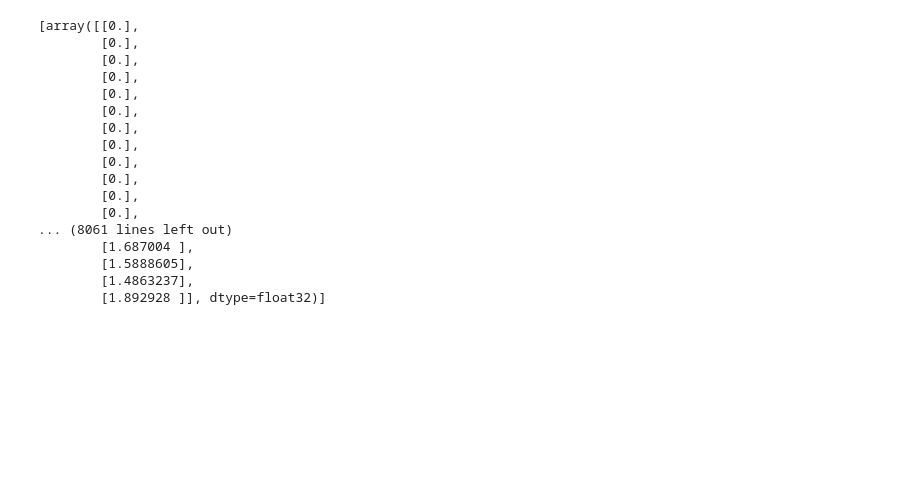
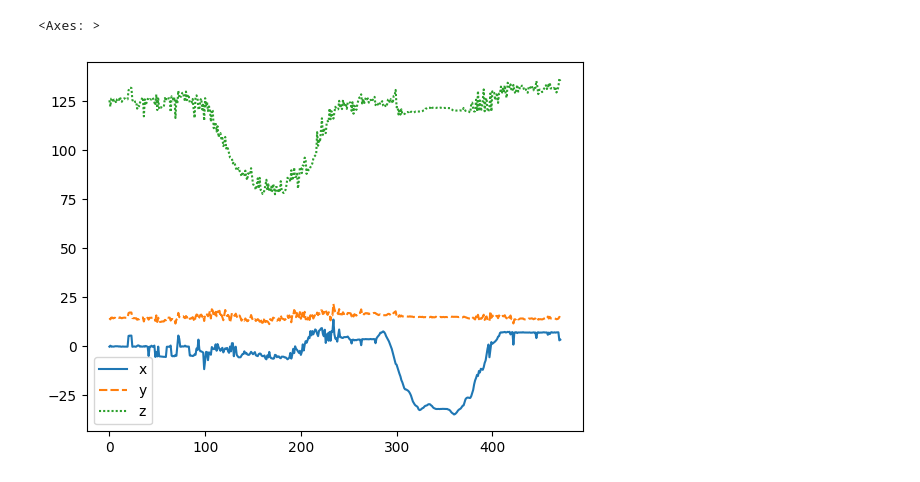
Before and after one commit to AlexisViauCardinal/COMP558-FinalProject, a Jupyter notebook: test.ipynb, the cells around one changed output. Saved outputs shown, nothing was run; the diff lists cells and outputs as text; code cells hidden in the pictures; blank space fills up the shorter version.

```diff
--- a/test.ipynb
+++ b/test.ipynb
@@ -101,0 +65,21 @@ BoundingBox(x=275, y=200, w=110, h=85)
+# %%
+minDistance = -10
+scaleFactor = 0.0021
+
+def img_to_coord(depth : np.ndarray):
+
+    # distance = 0.1236 * np.tan(depth * (2 ** 3) / 2842.5 + 1.1863)
+    distance = 100/(-0.00307 * depth * (2 ** 2) + 3.33)
+
+    img_h, img_w = depth.shape[0:2]
+
+    a = np.arange(img_w)
+    b = np.arange(img_h)
+
+    i, j = np.meshgrid(a, b)
+
+    z = distance
+    x = (i - img_w / 2) * (z + minDistance) * scaleFactor
+    y = (j - img_h / 2) * (z + minDistance) * scaleFactor
+
+    return np.dstack([x, y, z])
@@ -102,5 +126,8 @@ BoundingBox(x=275, y=200, w=110, h=85)
 # %%
 length = int(cap_video.get(cv.CAP_PROP_FRAME_COUNT))
+
+bbox_loc = np.zeros((length, 4))
+point_loc = np.zeros((length, 3))
 
 for i in tqdm(range(length)):
 
@@ -108,6 +135,8 @@ for i in tqdm(range(length)):
         break
 
     bbox = tracker.track(frame_video)
+    bbox_loc[i, :] = [bbox.x, bbox.y, bbox.w, bbox.h]
+    point_loc[i, :] = get_roi_3d_coordinate(frame_depth, bbox)
 
     img2 = cv.rectangle(frame_video, (bbox.x, bbox.y), (bbox.x + bbox.w, bbox.y + bbox.h), 255, 2)
 
@@ -117,23 +146,15 @@ for i in tqdm(range(length)):
     ret_depth, frame_depth = cap_depth.read()
 # %%
 video_writer.release()
-# %%
-tracker.lk_errors
-# %% [output]
-[array([[0.],
-        [0.],
-        [0.],
-        [0.],
-        [0.],
-        [0.],
-        [0.],
-        [0.],
-        [0.],
-        [0.],
-        [0.],
-        [0.],
-... (8061 lines left out)
-        [1.687004 ],
-        [1.5888605],
-        [1.4863237],
-        [1.892928 ]], dtype=float32)]
+# %%
+df = pandas.DataFrame(point_loc.copy(), columns = ('x', 'y', 'z'))
+
+# remove outliers
+df.loc[df['z'] > 200] = np.nan
+df = df.interpolate(method='linear')
+
+
+seaborn.lineplot(df)
+# %% [output]
+<Axes: >
+[figure, added]
```
Also changed, not shown: parts of 9 cells of this notebook, 12 other files.
